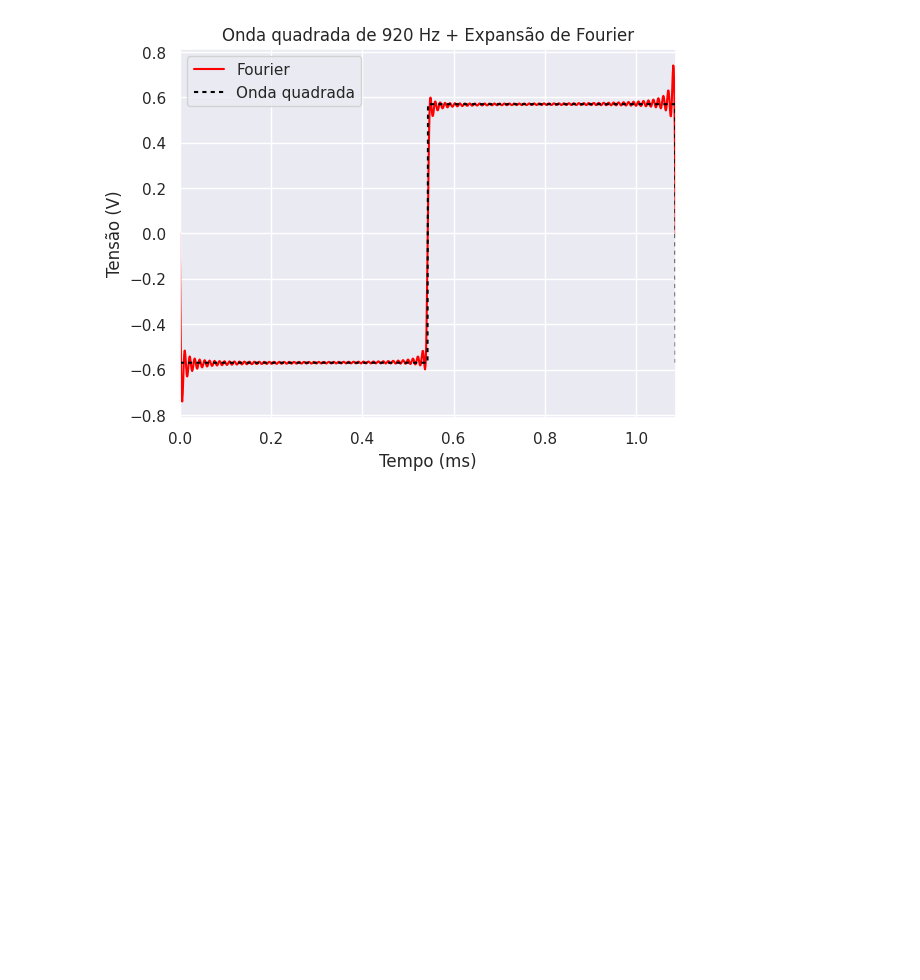
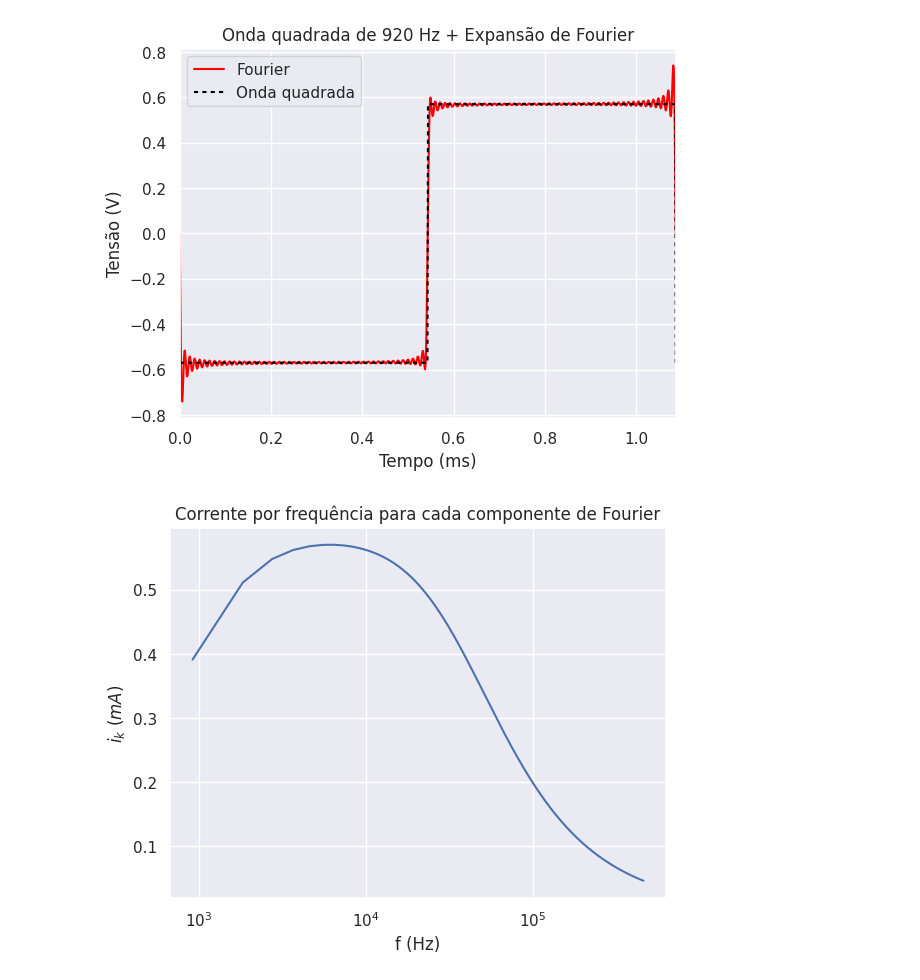
Before and after one commit to ivfreire/lab_3, a Jupyter notebook: Experimento 2/Atividade 5/analise.ipynb, the cells around one changed output. Drawn from its saved outputs; the diff is of its cells as text; code cells hidden in the pictures; blank space fills up the shorter version.

```diff
--- a/Experimento 2/Atividade 5/analise.ipynb
+++ b/Experimento 2/Atividade 5/analise.ipynb
@@ -73,3 +111,15 @@ plt.show()
 [figure]
 # %%
 R, L, C = 1000, 27E-3, 1E-6
+# %%
+currs = current(xf[1:N//2], v0, R, L, C)
+# %%
+plt.title('Corrente por frequência para cada componente de Fourier')
+sns.lineplot(x=xf[1:N//2], y=currs * 1000)
+plt.xscale('log')
+plt.xlabel('f (Hz)')
+plt.ylabel('$i_k$ ($mA$)')
+plt.savefig('plots/kth_currente.png', dpi=300, facecolor='white', bbox_inches='tight')
+plt.show()
+# %% [output]
+[figure, added]
```
Also changed, not shown: parts of 19 cells of this notebook, 5 other files.
